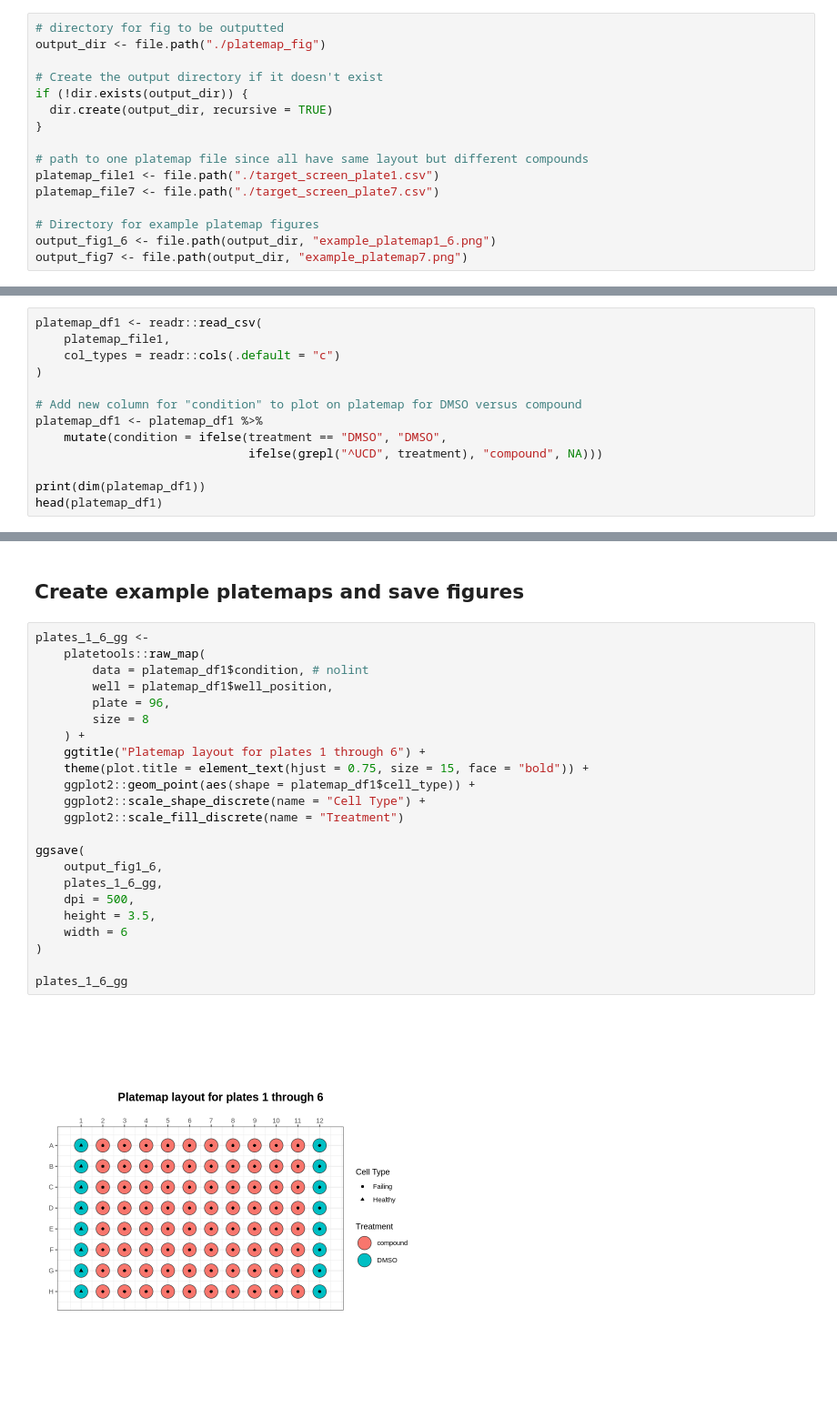
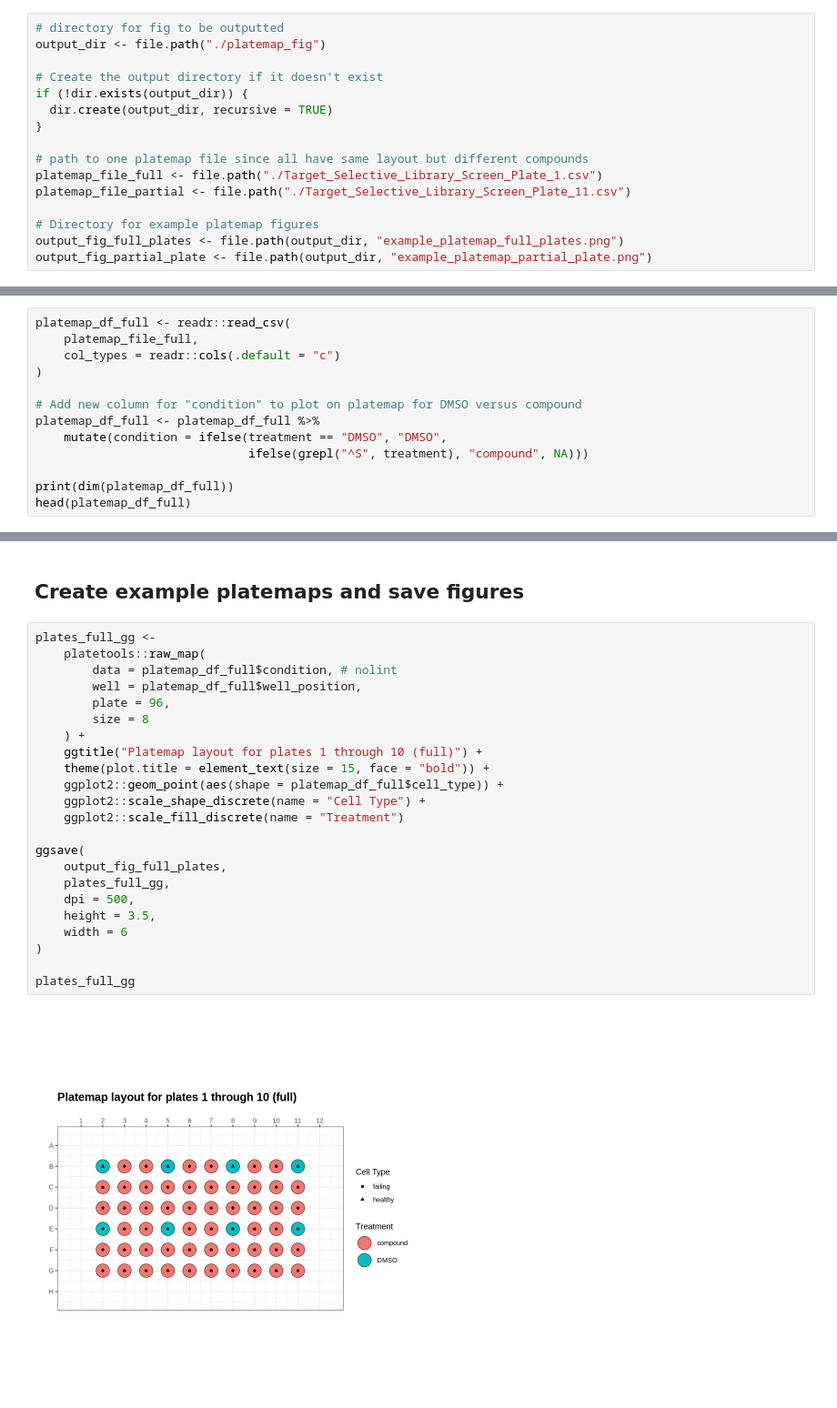
Before and after one commit to WayScience/targeted_fibrosis_drug_screen, a Jupyter notebook: metadata/platemap_vis.ipynb, the cells around one changed output, grey strips where cells are left out. Shown: that part at 91% size. Saved outputs shown, nothing was run; the diff lists cells and outputs as text.

```diff
--- a/metadata/platemap_vis.ipynb
+++ b/metadata/platemap_vis.ipynb
@@ -25,25 +25,25 @@ if (!dir.exists(output_dir)) {
 }
 
 # path to one platemap file since all have same layout but different compounds
-platemap_file1 <- file.path("./target_screen_plate1.csv")
-platemap_file7 <- file.path("./target_screen_plate7.csv")
+platemap_file_full <- file.path("./Target_Selective_Library_Screen_Plate_1.csv")
+platemap_file_partial <- file.path("./Target_Selective_Library_Screen_Plate_11.csv")
 
 # Directory for example platemap figures
-output_fig1_6 <- file.path(output_dir, "example_platemap1_6.png")
-output_fig7 <- file.path(output_dir, "example_platemap7.png")
+output_fig_full_plates <- file.path(output_dir, "example_platemap_full_plates.png")
+output_fig_partial_plate <- file.path(output_dir, "example_platemap_partial_plate.png")
 # %% [markdown]
 ## Load in platemap file
 # %%
-platemap_df1 <- readr::read_csv(
-    platemap_file1,
+platemap_df_full <- readr::read_csv(
+    platemap_file_full,
     col_types = readr::cols(.default = "c")
 )
 
 # Add new column for "condition" to plot on platemap for DMSO versus compound
-platemap_df1 <- platemap_df1 %>%
+platemap_df_full <- platemap_df_full %>%
     mutate(condition = ifelse(treatment == "DMSO", "DMSO",
-                              ifelse(grepl("^UCD", treatment), "compound", NA)))
+                              ifelse(grepl("^S", treatment), "compound", NA)))
 
-print(dim(platemap_df1))
-head(platemap_df1)
+print(dim(platemap_df_full))
+head(platemap_df_full)
 # %% [output]
@@ -84,28 +84,28 @@ A tibble: 6 × 8
 # %% [markdown]
 ## Create example platemaps and save figures
 # %%
-plates_1_6_gg <-
+plates_full_gg <-
     platetools::raw_map(
-        data = platemap_df1$condition, # nolint
-        well = platemap_df1$well_position,
+        data = platemap_df_full$condition, # nolint
+        well = platemap_df_full$well_position,
         plate = 96,
         size = 8
     ) +
-    ggtitle("Platemap layout for plates 1 through 6") +
-    theme(plot.title = element_text(hjust = 0.75, size = 15, face = "bold")) +
-    ggplot2::geom_point(aes(shape = platemap_df1$cell_type)) +
+    ggtitle("Platemap layout for plates 1 through 10 (full)") +
+    theme(plot.title = element_text(size = 15, face = "bold")) +
+    ggplot2::geom_point(aes(shape = platemap_df_full$cell_type)) +
     ggplot2::scale_shape_discrete(name = "Cell Type") +
     ggplot2::scale_fill_discrete(name = "Treatment")
 
 ggsave(
-    output_fig1_6,
-    plates_1_6_gg,
+    output_fig_full_plates,
+    plates_full_gg,
     dpi = 500,
     height = 3.5,
     width = 6
 )
 
-plates_1_6_gg
+plates_full_gg
 # %% [output]
-[figure, old version]
+[figure, new version]
 # %%
```
Also changed, not shown: parts of 3 cells of this notebook, 24 other files.
